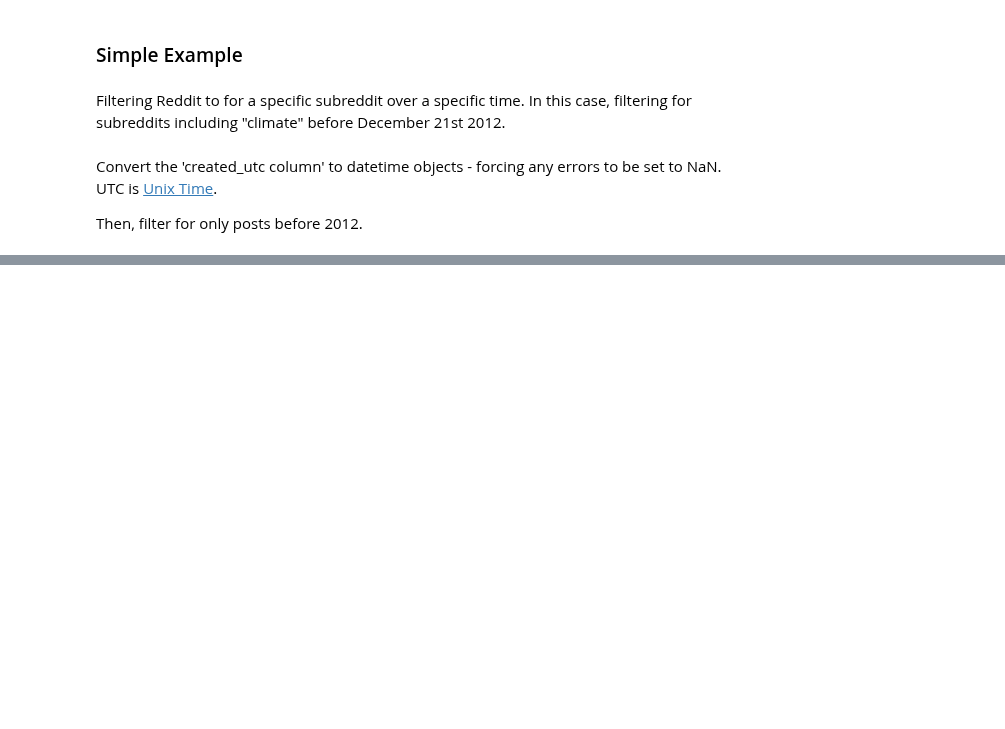
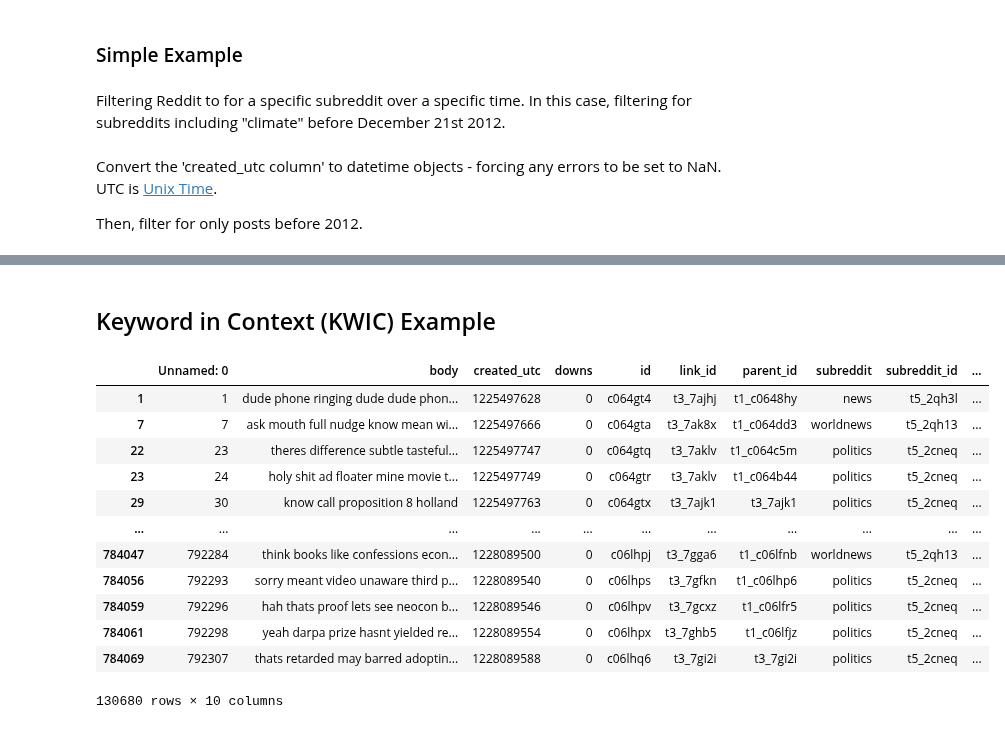
Before and after one commit to stephbuon/digital-history, a Jupyter notebook: hist3368-week4-access-data/hist3368-week4-access-data.ipynb, the cells around one changed output, grey strips where cells are left out. Saved outputs shown, nothing was run; the diff lists cells and outputs as text; code cells hidden in the pictures; blank space fills up the shorter version.

```diff
--- a/hist3368-week4-access-data/hist3368-week4-access-data.ipynb
+++ b/hist3368-week4-access-data/hist3368-week4-access-data.ipynb
@@ -379,0 +486,31 @@ subreddit2012 = subreddit[subreddit['date']<dt.datetime(2012,12,21)]
+# %% [markdown]
+## Keyword in Context (KWIC) Example
+# %%
+reddit_df = pd.read_csv('/scratch/group/oit_research_data/reddit/RC_2008-11.tsv', sep='\t')
+reddit_df = reddit_df[reddit_df['body'] != '[deleted]']
+
+subreddit_filter = ('politics', 'worldnews', 'news')
+reddit_df = reddit_df[reddit_df['subreddit'].isin(subreddit_filter)]
+
+reddit_df['body'] = reddit_df['body'].str.lower()
+reddit_df['body'] = reddit_df['body'].str.replace('[^\w\s]','') # remove punctuation
+reddit_df = reddit_df[~reddit_df['body'].isna()]
+
+from nltk.corpus import stopwords # stopwording
+stop = stopwords.words('english')
+reddit_df['body'] = reddit_df['body'].apply(lambda x: " ".join(x for x in x.split() if x not in stop))
+reddit_df
+# %% [output]
+|  | Unnamed: 0 | body | created_utc | downs | id | link_id | parent_id | subreddit | subreddit_id | ... |
+| 1 | 1 | dude phone ringing dude dude phon... | 1225497628 | 0 | c064gt4 | t3_7ajhj | t1_c0648hy | news | t5_2qh3l | ... |
+| 7 | 7 | ask mouth full nudge know mean wi... | 1225497666 | 0 | c064gta | t3_7ak8x | t1_c064dd3 | worldnews | t5_2qh13 | ... |
+| 22 | 23 | theres difference subtle tasteful... | 1225497747 | 0 | c064gtq | t3_7aklv | t1_c064c5m | politics | t5_2cneq | ... |
+| 23 | 24 | holy shit ad floater mine movie t... | 1225497749 | 0 | c064gtr | t3_7aklv | t1_c064b44 | politics | t5_2cneq | ... |
+| 29 | 30 | know call proposition 8 holland | 1225497763 | 0 | c064gtx | t3_7ajk1 | t3_7ajk1 | politics | t5_2cneq | ... |
+| ... | ... | ... | ... | ... | ... | ... | ... | ... | ... | ... |
+| 784047 | 792284 | think books like confessions econ... | 1228089500 | 0 | c06lhpj | t3_7gga6 | t1_c06lfnb | worldnews | t5_2qh13 | ... |
+| 784056 | 792293 | sorry meant video unaware third p... | 1228089540 | 0 | c06lhps | t3_7gfkn | t1_c06lhp6 | politics | t5_2cneq | ... |
+| 784059 | 792296 | hah thats proof lets see neocon b... | 1228089546 | 0 | c06lhpv | t3_7gcxz | t1_c06lfr5 | politics | t5_2cneq | ... |
+| 784061 | 792298 | yeah darpa prize hasnt yielded re... | 1228089554 | 0 | c06lhpx | t3_7ghb5 | t1_c06lfjz | politics | t5_2cneq | ... |
+| 784069 | 792307 | thats retarded may barred adoptin... | 1228089588 | 0 | c06lhq6 | t3_7gi2i | t3_7gi2i | politics | t5_2cneq | ... |
+130680 rows × 10 columns
```
Also changed, not shown: parts of 10 cells of this notebook.
